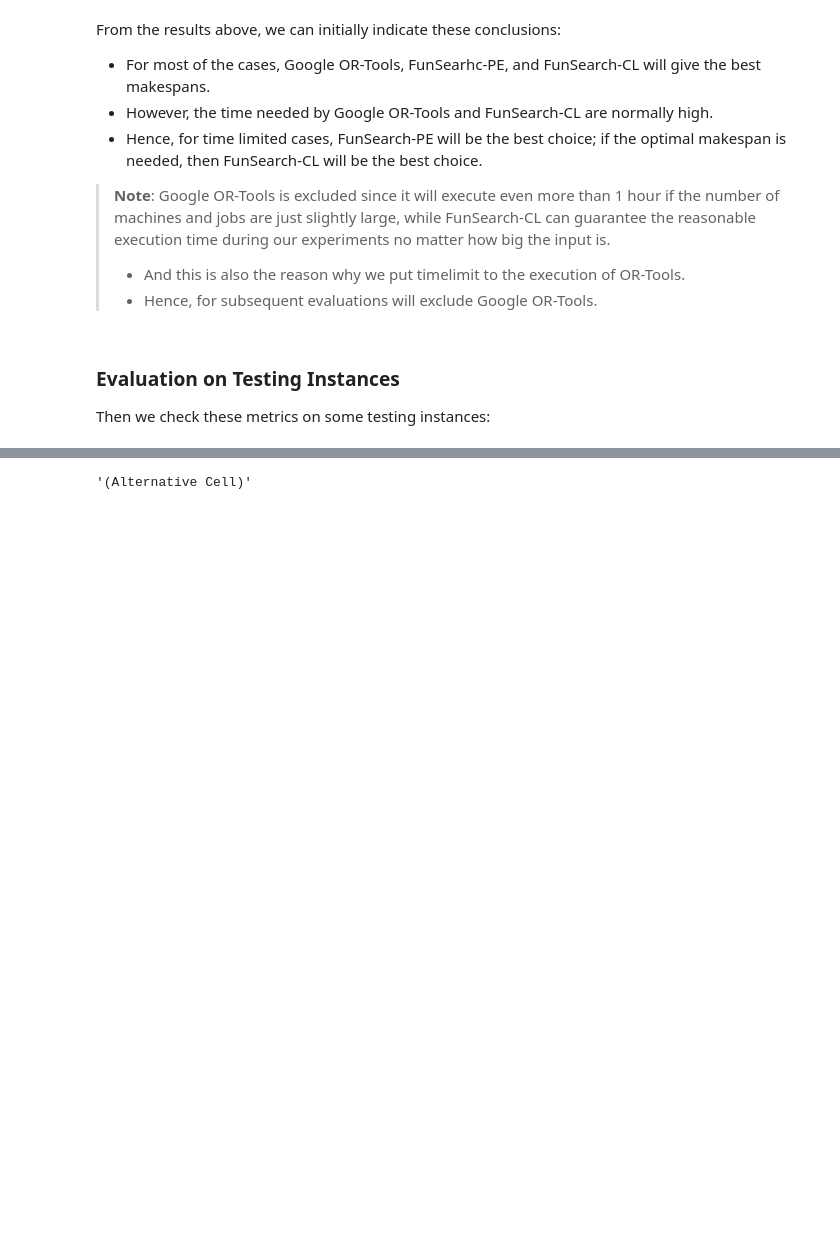
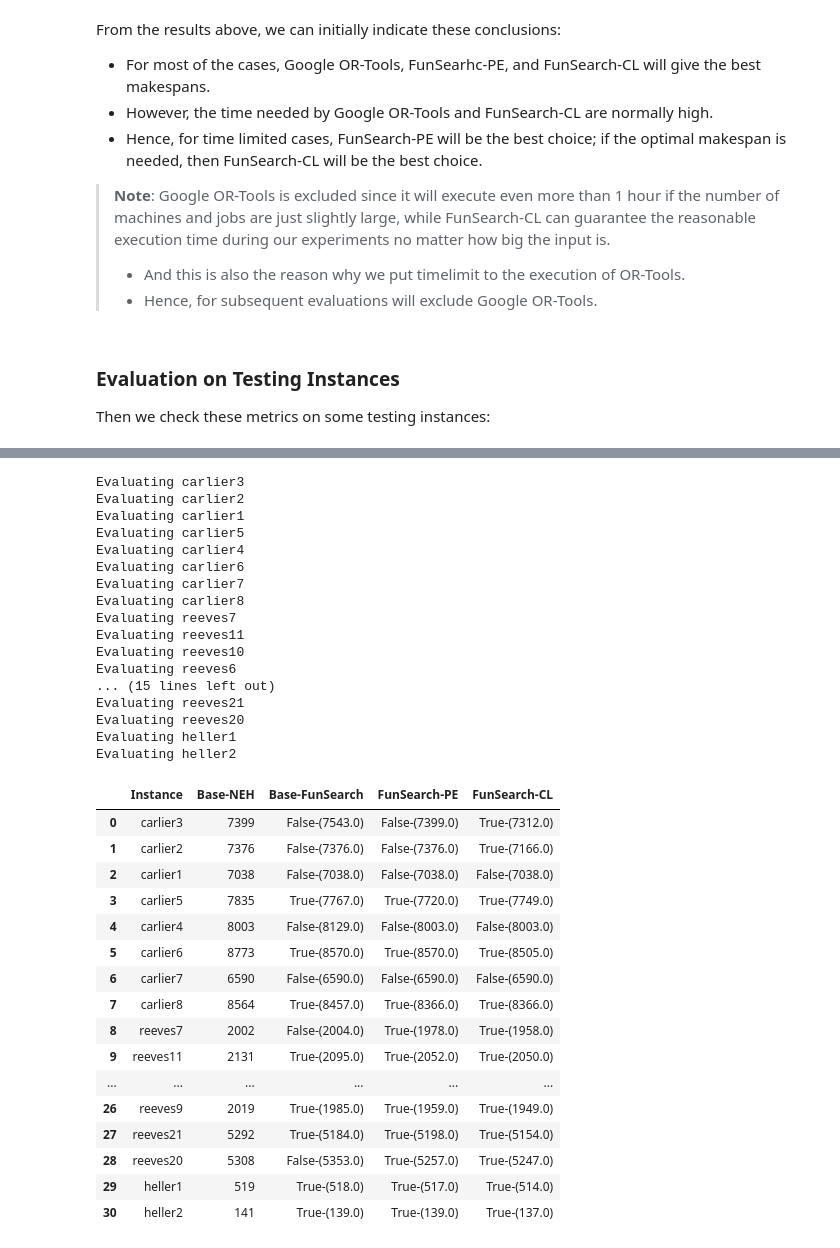
Before and after one commit to CityU-CS-2025Spring-ProjectGroup/Flowshop-FunSearch, a Jupyter notebook: funsearch_on_flowshop.ipynb, the cells around one changed output, grey strips where cells are left out. Drawn from its saved outputs; the diff is of its cells as text; code cells hidden in the pictures; blank space fills up the shorter version.

```diff
--- a/funsearch_on_flowshop.ipynb
+++ b/funsearch_on_flowshop.ipynb
@@ -1475,4 +1485,79 @@ Time': [0.1027369499206543, 0.5409626960754395, 2.286998987197876, 108.152539253
 # %%
-"""(Alternative Cell)"""
+base_results_df = pd.DataFrame(columns=[
+    "Instance", "Base-NEH", "Base-FunSearch",
+    "FunSearch-PE", "FunSearch-CL"
+])
+
+evolve_results_df = pd.DataFrame(columns=[
+    "Instance", "Base-FunSearch",
+    "FunSearch-PE", "FunSearch-CL"
+])
+
+data_dir = 'data'
+for root, dirs, files in os.walk(data_dir):
+    for file in files:
+        if file.endswith('.txt'):
+            eval_instance = os.path.join(root, file)
+            instance_name = eval_instance.split('/')[-1].split('.')[0]
+
+            if eval_instance in ['data/flowshop1.txt', 'data/flowshop2.txt']:
+                continue
+
+            print(f"Evaluating {instance_name}")
+            eval_value = get_metrics(models, eval_instance)
+            mss = eval_value['makespan']
+
+            base_new_row = pd.DataFrame([{
+                "Instance": instance_name,
+                "Base-NEH": mss[0],
+                "Base-FunSearch": f"{mss[1] < mss[0]}-({mss[1]})",
+                "FunSearch-PE": f"{mss[2] < mss[0]}-({mss[2]})",
+                "FunSearch-CL": f"{mss[3] < mss[0]}-({mss[3]})",
+            }])
+
+            evolve_new_row = pd.DataFrame([{
+                "Instance": instance_name,
+                "Base-FunSearch": f"{mss[1] < mss[1]}-({mss[1]})",
+                "FunSearch-PE": f"{mss[2] < mss[1]}-({mss[2]})",
+                "FunSearch-CL": f"{mss[3] < mss[1]}-({mss[3]})",
+            }])
+
+            base_results_df = pd.concat([base_results_df, base_new_row], ignore_index=True)
+            evolve_results_df = pd.concat([evolve_results_df, evolve_new_row], ignore_index=True)
+
+base_results_df
 # %% [output]
-'(Alternative Cell)'
+Evaluating carlier3
+Evaluating carlier2
+Evaluating carlier1
+Evaluating carlier5
+Evaluating carlier4
+Evaluating carlier6
+Evaluating carlier7
+Evaluating carlier8
+Evaluating reeves7
+Evaluating reeves11
+Evaluating reeves10
+Evaluating reeves6
+... (15 lines left out)
+Evaluating reeves21
+Evaluating reeves20
+Evaluating heller1
+Evaluating heller2
+|  | Instance | Base-NEH | Base-FunSearch | FunSearch-PE | FunSearch-CL |
+| 0 | carlier3 | 7399 | False-(7543.0) | False-(7399.0) | True-(7312.0) |
+| 1 | carlier2 | 7376 | False-(7376.0) | False-(7376.0) | True-(7166.0) |
+| 2 | carlier1 | 7038 | False-(7038.0) | False-(7038.0) | False-(7038.0) |
+| 3 | carlier5 | 7835 | True-(7767.0) | True-(7720.0) | True-(7749.0) |
+| 4 | carlier4 | 8003 | False-(8129.0) | False-(8003.0) | False-(8003.0) |
+| 5 | carlier6 | 8773 | True-(8570.0) | True-(8570.0) | True-(8505.0) |
+| 6 | carlier7 | 6590 | False-(6590.0) | False-(6590.0) | False-(6590.0) |
+| 7 | carlier8 | 8564 | True-(8457.0) | True-(8366.0) | True-(8366.0) |
+| 8 | reeves7 | 2002 | False-(2004.0) | True-(1978.0) | True-(1958.0) |
+| 9 | reeves11 | 2131 | True-(2095.0) | True-(2052.0) | True-(2050.0) |
+| ... | ... | ... | ... | ... | ... |
+| 26 | reeves9 | 2019 | True-(1985.0) | True-(1959.0) | True-(1949.0) |
+| 27 | reeves21 | 5292 | True-(5184.0) | True-(5198.0) | True-(5154.0) |
+| 28 | reeves20 | 5308 | False-(5353.0) | True-(5257.0) | True-(5247.0) |
+| 29 | heller1 | 519 | True-(518.0) | True-(517.0) | True-(514.0) |
+| 30 | heller2 | 141 | True-(139.0) | True-(139.0) | True-(137.0) |
```
Also changed, not shown: parts of 22 cells of this notebook, 2 other files.
